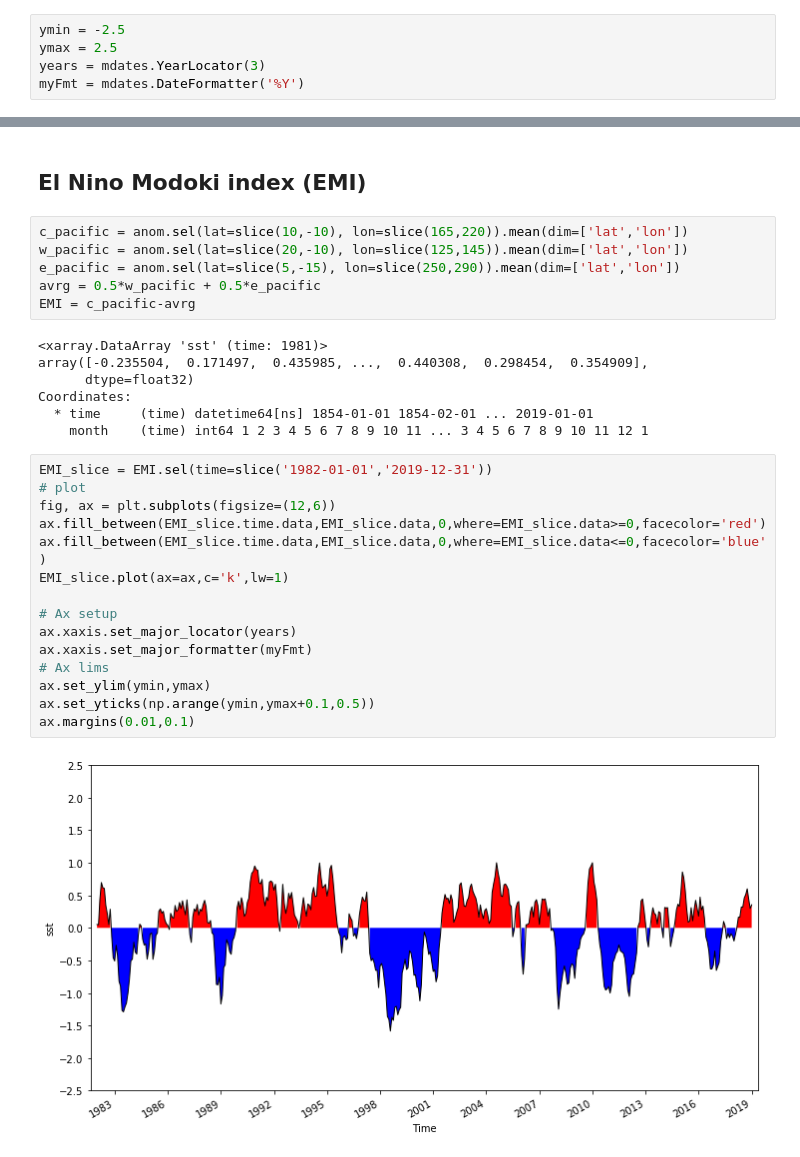
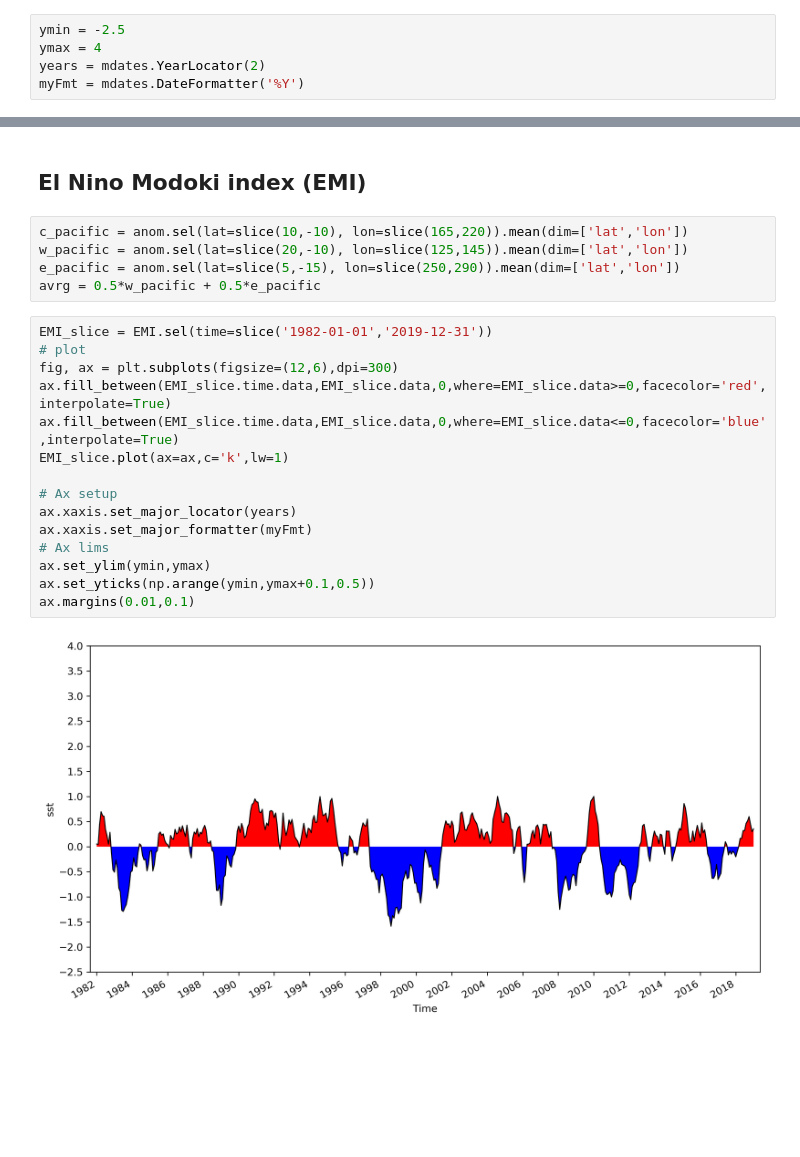
Before and after one commit to griverat/nino_indices, a Jupyter notebook: Notebooks/nino_indices.ipynb, the cells around one changed output, grey strips where cells are left out. Saved outputs shown, nothing was run; the diff lists cells and outputs as text; blank space fills up the shorter version.

```diff
--- a/Notebooks/nino_indices.ipynb
+++ b/Notebooks/nino_indices.ipynb
@@ -75,8 +75,8 @@ array([[[-4.768372e-07, -4.768372e-07, ..., -4.768372e-07, -4.768372e-07],
     month    (time) int64 1 2 3 4 5 6 7 8 9 10 11 ... 3 4 5 6 7 8 9 10 11 12 1
 # %%
 ymin = -2.5
-ymax = 2.5
-years = mdates.YearLocator(3)
+ymax = 4
+years = mdates.YearLocator(2)
 myFmt = mdates.DateFormatter('%Y')
 # %% [markdown]
 ## NIÑO34 index
@@ -126,28 +117,20 @@ c_pacific = anom.sel(lat=slice(10,-10), lon=slice(165,220)).mean(dim=['lat','lon
 w_pacific = anom.sel(lat=slice(20,-10), lon=slice(125,145)).mean(dim=['lat','lon'])
 e_pacific = anom.sel(lat=slice(5,-15), lon=slice(250,290)).mean(dim=['lat','lon'])
 avrg = 0.5*w_pacific + 0.5*e_pacific
-EMI = c_pacific-avrg
-# %% [output]
-<xarray.DataArray 'sst' (time: 1981)>
-array([-0.235504,  0.171497,  0.435985, ...,  0.440308,  0.298454,  0.354909],
-      dtype=float32)
-Coordinates:
-  * time     (time) datetime64[ns] 1854-01-01 1854-02-01 ... 2019-01-01
-    month    (time) int64 1 2 3 4 5 6 7 8 9 10 11 ... 3 4 5 6 7 8 9 10 11 12 1
 # %%
 EMI_slice = EMI.sel(time=slice('1982-01-01','2019-12-31'))
 # plot
-fig, ax = plt.subplots(figsize=(12,6))
-ax.fill_between(EMI_slice.time.data,EMI_slice.data,0,where=EMI_slice.data>=0,facecolor='red')
-ax.fill_between(EMI_slice.time.data,EMI_slice.data,0,where=EMI_slice.data<=0,facecolor='blue')
+fig, ax = plt.subplots(figsize=(12,6),dpi=300)
+ax.fill_between(EMI_slice.time.data,EMI_slice.data,0,where=EMI_slice.data>=0,facecolor='red',interpolate=True)
+ax.fill_between(EMI_slice.time.data,EMI_slice.data,0,where=EMI_slice.data<=0,facecolor='blue',interpolate=True)
 EMI_slice.plot(ax=ax,c='k',lw=1)
 
 # Ax setup
 ax.xaxis.set_major_locator(years)
 ax.xaxis.set_major_formatter(myFmt)
 # Ax lims
 ax.set_ylim(ymin,ymax)
 ax.set_yticks(np.arange(ymin,ymax+0.1,0.5))
 ax.margins(0.01,0.1)
 # %% [output]
-[figure, old version]
+[figure, new version]
```
Also changed, not shown: parts of 3 cells of this notebook.
